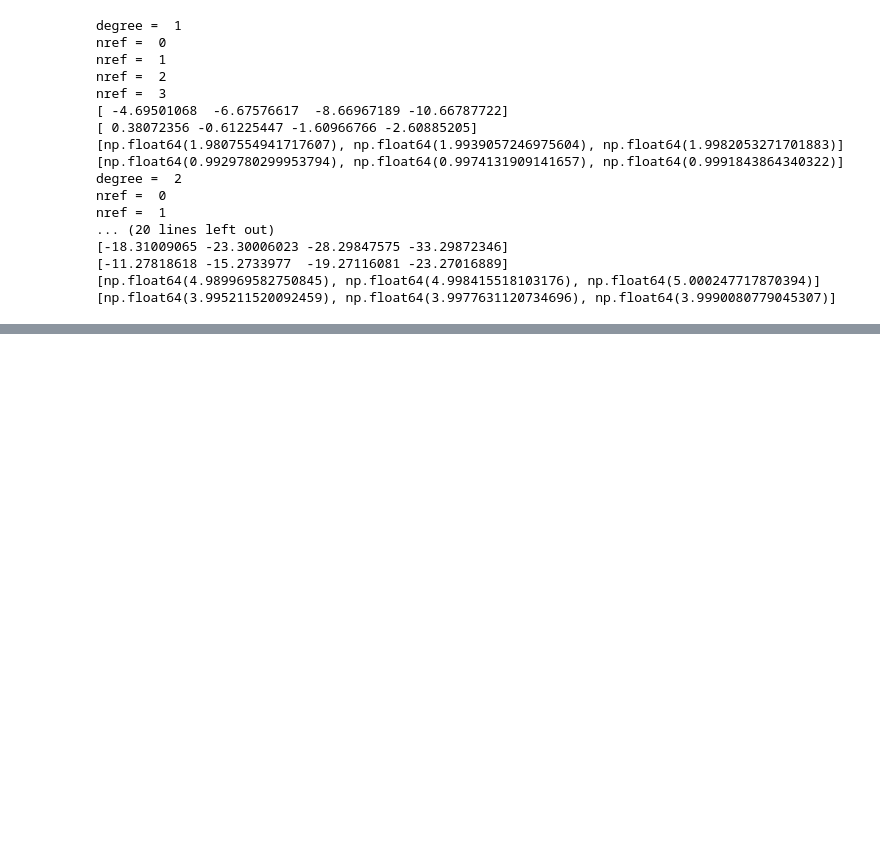
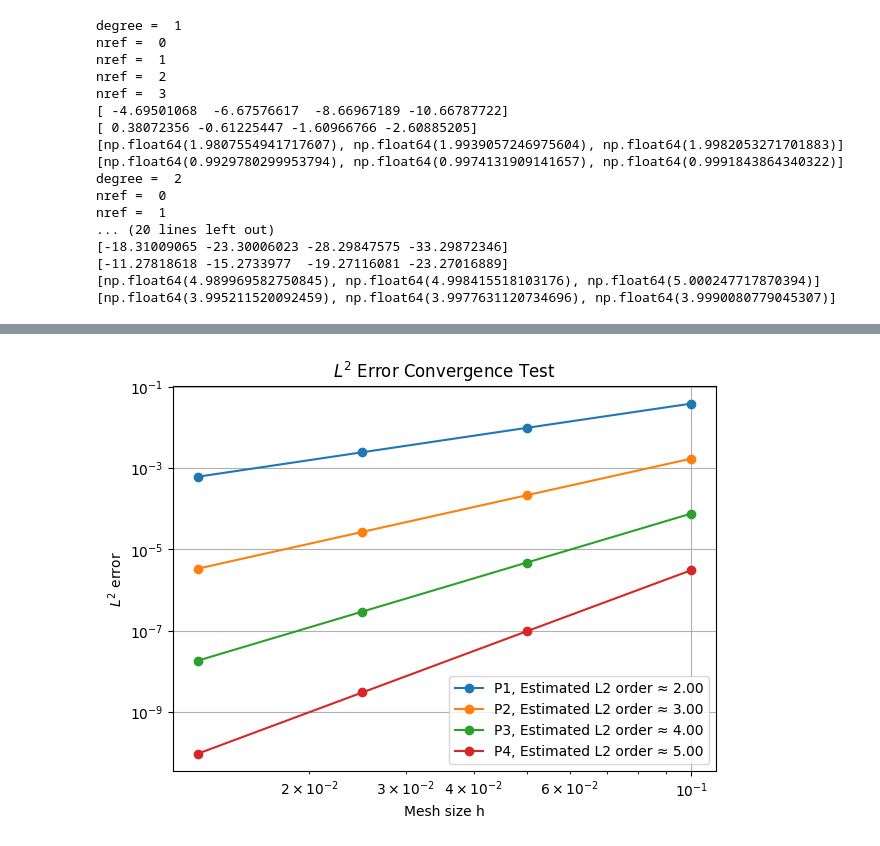
Before and after one commit to charlotte02042003-pixel/MSc_Project_new, a Jupyter notebook: half_triangle_half_quad.ipynb, the cells around one changed output, grey strips where cells are left out. Saved outputs shown, nothing was run; the diff lists cells and outputs as text; code cells hidden in the pictures; blank space fills up the shorter version.

Commit message:
add loglog_plot

```diff
--- a/half_triangle_half_quad.ipynb
+++ b/half_triangle_half_quad.ipynb
@@ -126,0 +188,21 @@ nref =  1
+# %%
+plt.figure(figsize=(7, 5))
+
+for degree, results in all_results.items():
+    plt.loglog(
+        results["h"],
+        results["L2"],
+        marker="o",
+        label=f"P{degree}, Estimated L2 order ≈ "
+              f"{results['L2_rates'][-1]:.2f}"
+    )
+
+plt.xlabel("Mesh size h")
+plt.ylabel(r"$L^2$ error")
+plt.title(r"$L^2$ Error Convergence Test")
+plt.grid(True, which="major")
+plt.legend()
+plt.savefig("L2_convergence.png")
+plt.show()
+# %% [output]
+[figure, added]
```
Also changed, not shown: parts of 3 cells of this notebook.
